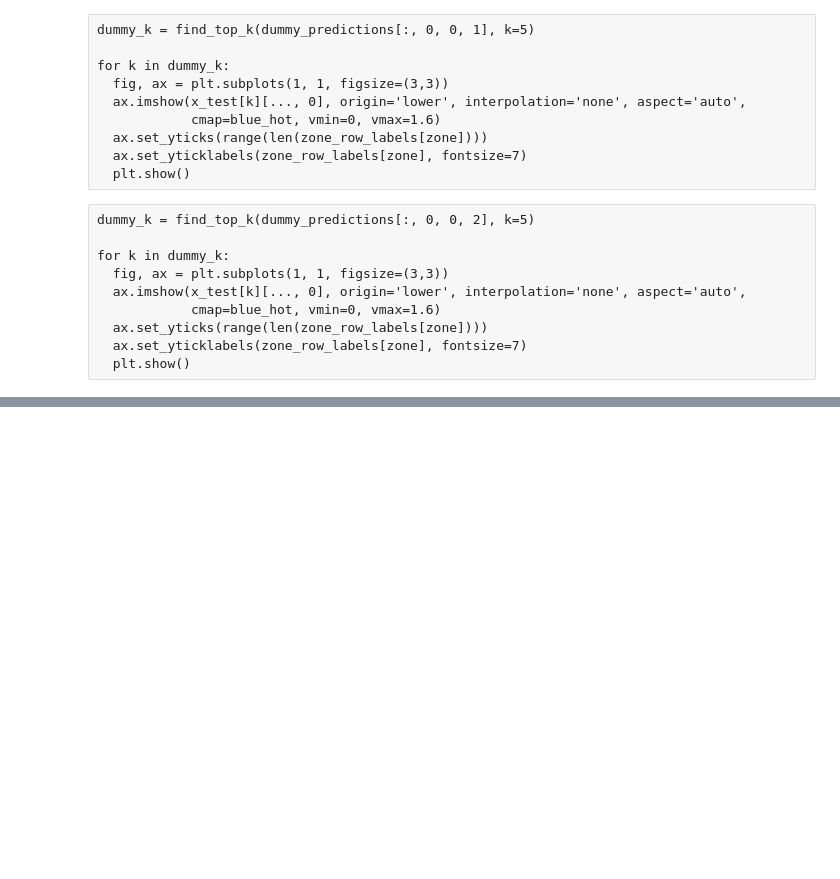
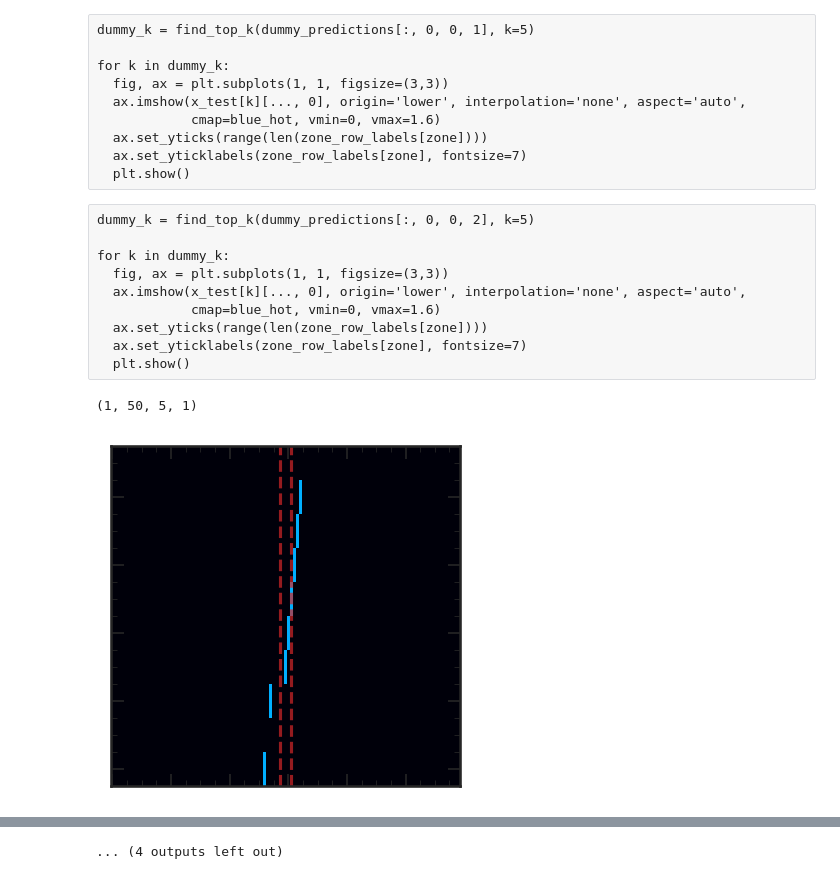
Before and after one commit to srosenzweig09/L1TMuonSimulationsMar2017, a Jupyter notebook: Analyzers/test9/cnn_training_model5.ipynb, the cells around one changed output, grey strips where cells are left out. Saved outputs shown, nothing was run; the diff lists cells and outputs as text; code cells hidden in the pictures; blank space fills up the shorter version.

```diff
--- a/Analyzers/test9/cnn_training_model5.ipynb
+++ b/Analyzers/test9/cnn_training_model5.ipynb
@@ -1254,3 +1243,57 @@ for k in dummy_k:
   ax.set_yticks(range(len(zone_row_labels[zone])))
   ax.set_yticklabels(zone_row_labels[zone], fontsize=7)
   plt.show()
+# %%
+ievt = 5
+
+x = k_layers.Concatenate(axis=1)([loaded_model.get_layer('max_pooling2d_1').output,
+                                  loaded_model.get_layer('max_pooling2d_2').output,
+                                  loaded_model.get_layer('max_pooling2d_3').output,
+                                  loaded_model.get_layer('max_pooling2d_4').output,
+                                  loaded_model.get_layer('max_pooling2d_5').output,
+                                 ])
+
+dummy_model = k_models.Model(loaded_model.input, x)
+
+dummy_pooling = dummy_model.predict(x_test[ievt:ievt+1], batch_size=4096)
+print(dummy_pooling.shape)
+
+for i in range(dummy_pooling.shape[1]//10):
+  fig, ax = plt.subplots(1, 1, figsize=(3,3))
+  ax.imshow(x_test[ievt][..., 0], origin='lower', interpolation='none', aspect='auto',
+            cmap=blue_hot, vmin=0, vmax=1.6)
+  ax.set_xticklabels([])
+  ax.set_yticklabels([])
+  ax.grid(False)
+  if i == 0:
+    xmin, xmax = -2, +2
+  elif i == 1:
+    xmin, xmax = -7, +7
+  elif i == 2:
+    xmin, xmax = -13, +13
+  elif i == 3:
+    xmin, xmax = -37, +37
+  elif i == 4:
+    xmin, xmax = -59, +59
+  for x in [xmin, xmax]:
+    ax.plot([box_col_offset+x,box_col_offset+x], [-0.5,num_box_rows-0.5], color='C3', alpha=0.7, linewidth=1.5, linestyle='--')
+  plt.show()
+
+  fig, ax = plt.subplots(1, 1, figsize=(3,3))
+  ax.imshow(dummy_pooling[0][i*10:(i+1)*10][..., 0], origin='lower', interpolation='none', aspect='auto',
+            cmap=blue_hot, vmin=0, vmax=1.6)
+  ax.set_xticklabels([])
+  ax.set_yticklabels([])
+  ax.grid(False)
+  plt.show()
+
+  fig, ax = plt.subplots(1, 1, figsize=(3,3))
+  ax.imshow(dummy_pooling[0][i*10:(i+1)*10][..., 0][:, ::-1], origin='lower', interpolation='none', aspect='auto',
+            cmap=blue_hot, vmin=0, vmax=1.6)
+  ax.set_xticklabels([])
+  ax.set_yticklabels([])
+  ax.grid(False)
+  plt.show()
+# %% [output]
+(1, 50, 5, 1)
+[figure, added]
@@ -1256,0 +1310 @@ for k in dummy_k:
+... (4 outputs left out)
```
Also changed, not shown: parts of 15 cells of this notebook.
